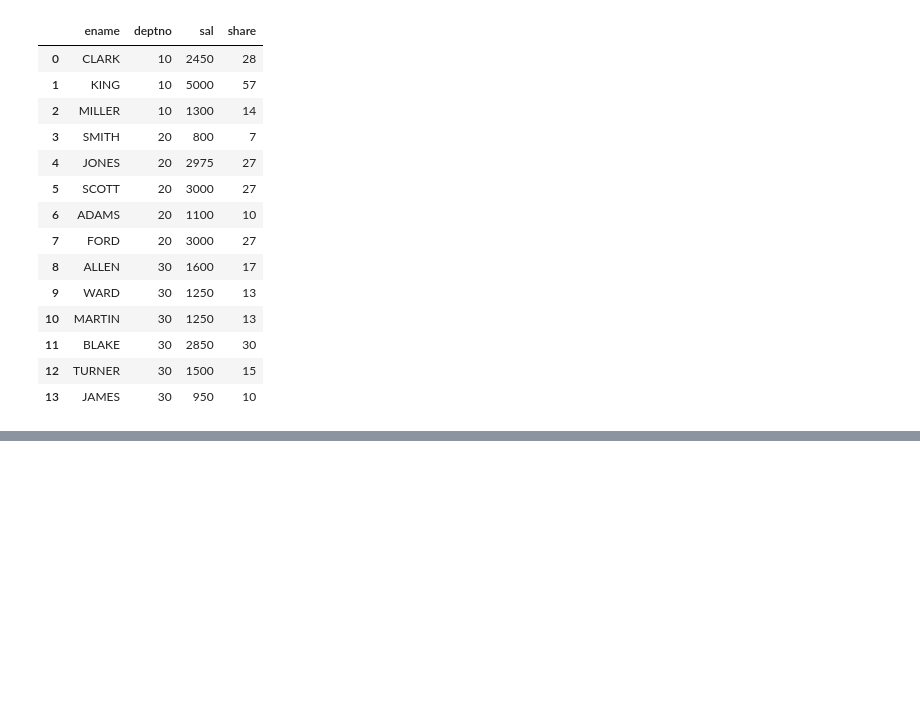
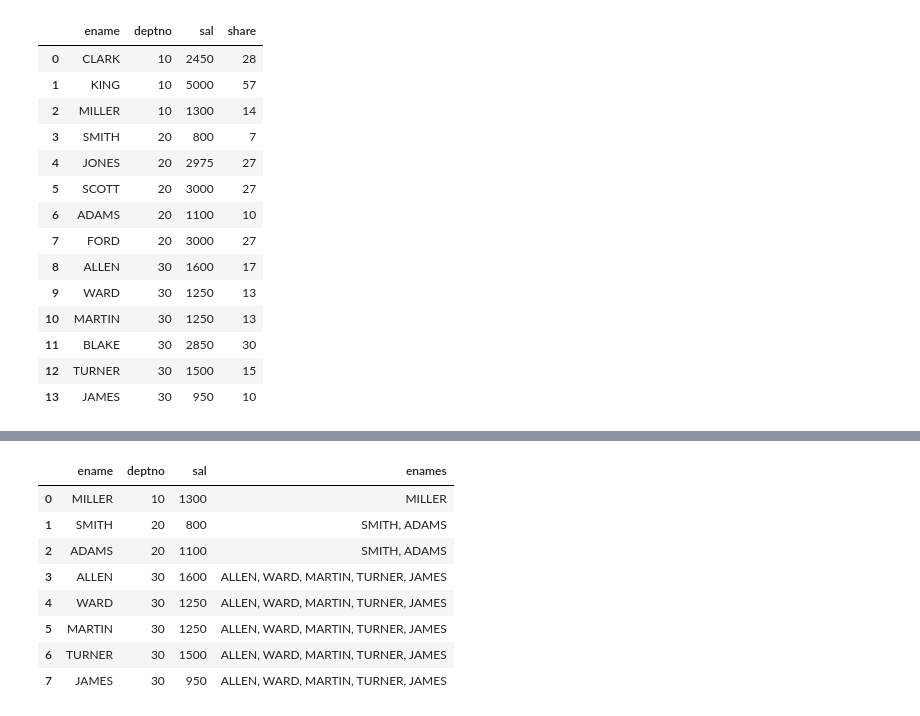
Before and after one commit to gbrs/sql_imitation_in_pandas, a Jupyter notebook: pandas_sql.ipynb, the cells around one changed output, grey strips where cells are left out. Saved outputs shown, nothing was run; the diff lists cells and outputs as text; code cells hidden in the pictures; blank space fills up the shorter version.

```diff
--- a/pandas_sql.ipynb
+++ b/pandas_sql.ipynb
@@ -825,0 +875,20 @@ sqldf(q)
+# %%
+# есть еще и такая агрегирующая функция
+q = """
+SELECT
+    ename, deptno, sal,
+    GROUP_CONCAT(ename, ', ') OVER (PARTITION BY deptno) enames
+FROM emp
+WHERE sal < 2000
+"""
+sqldf(q)
+# %% [output]
+|  | ename | deptno | sal | enames |
+| 0 | MILLER | 10 | 1300 | MILLER |
+| 1 | SMITH | 20 | 800 | SMITH, ADAMS |
+| 2 | ADAMS | 20 | 1100 | SMITH, ADAMS |
+| 3 | ALLEN | 30 | 1600 | ALLEN, WARD, MARTIN, TURNER, JAMES |
+| 4 | WARD | 30 | 1250 | ALLEN, WARD, MARTIN, TURNER, JAMES |
+| 5 | MARTIN | 30 | 1250 | ALLEN, WARD, MARTIN, TURNER, JAMES |
+| 6 | TURNER | 30 | 1500 | ALLEN, WARD, MARTIN, TURNER, JAMES |
+| 7 | JAMES | 30 | 950 | ALLEN, WARD, MARTIN, TURNER, JAMES |
```
Also changed, not shown: parts of 2 cells of this notebook.
